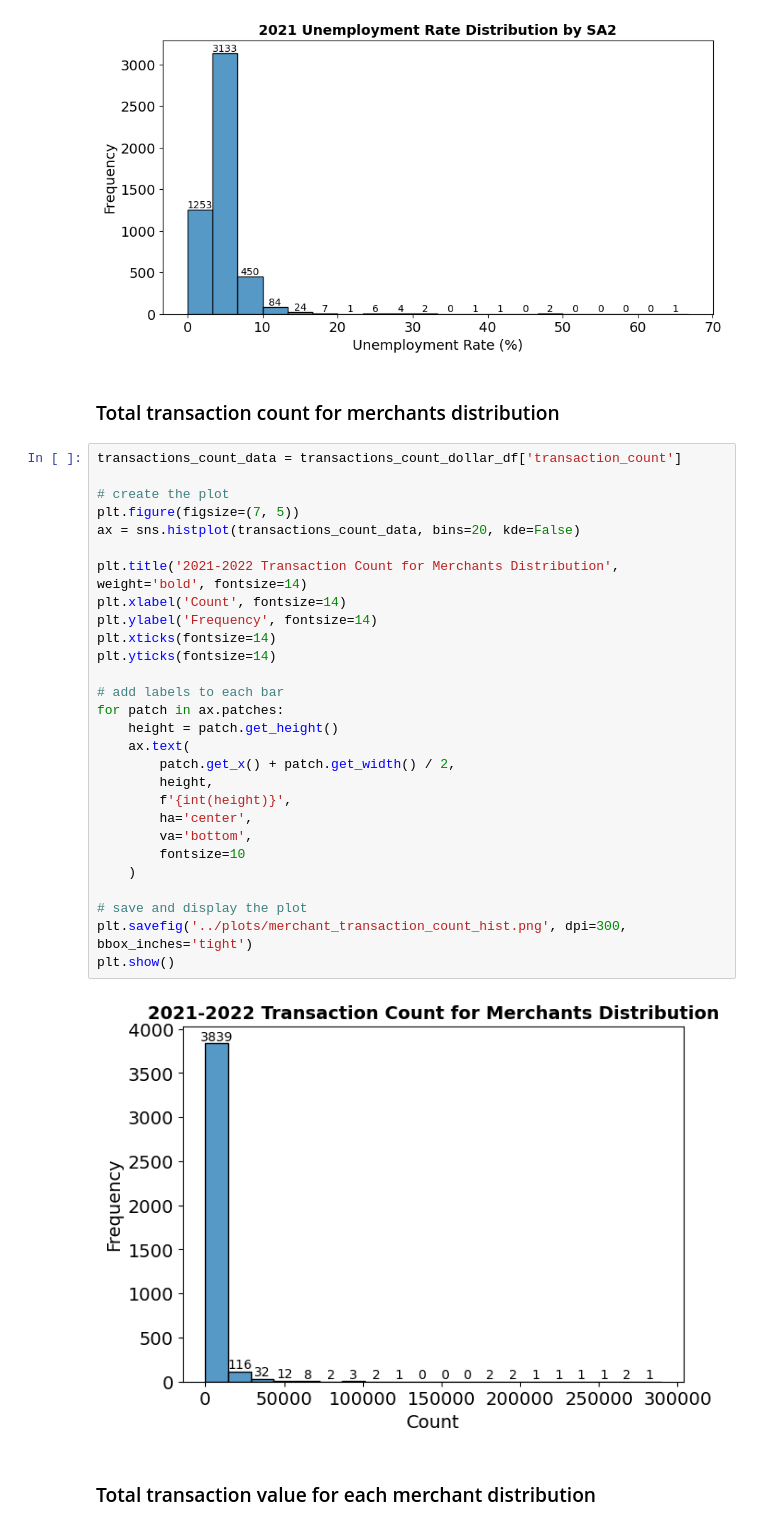
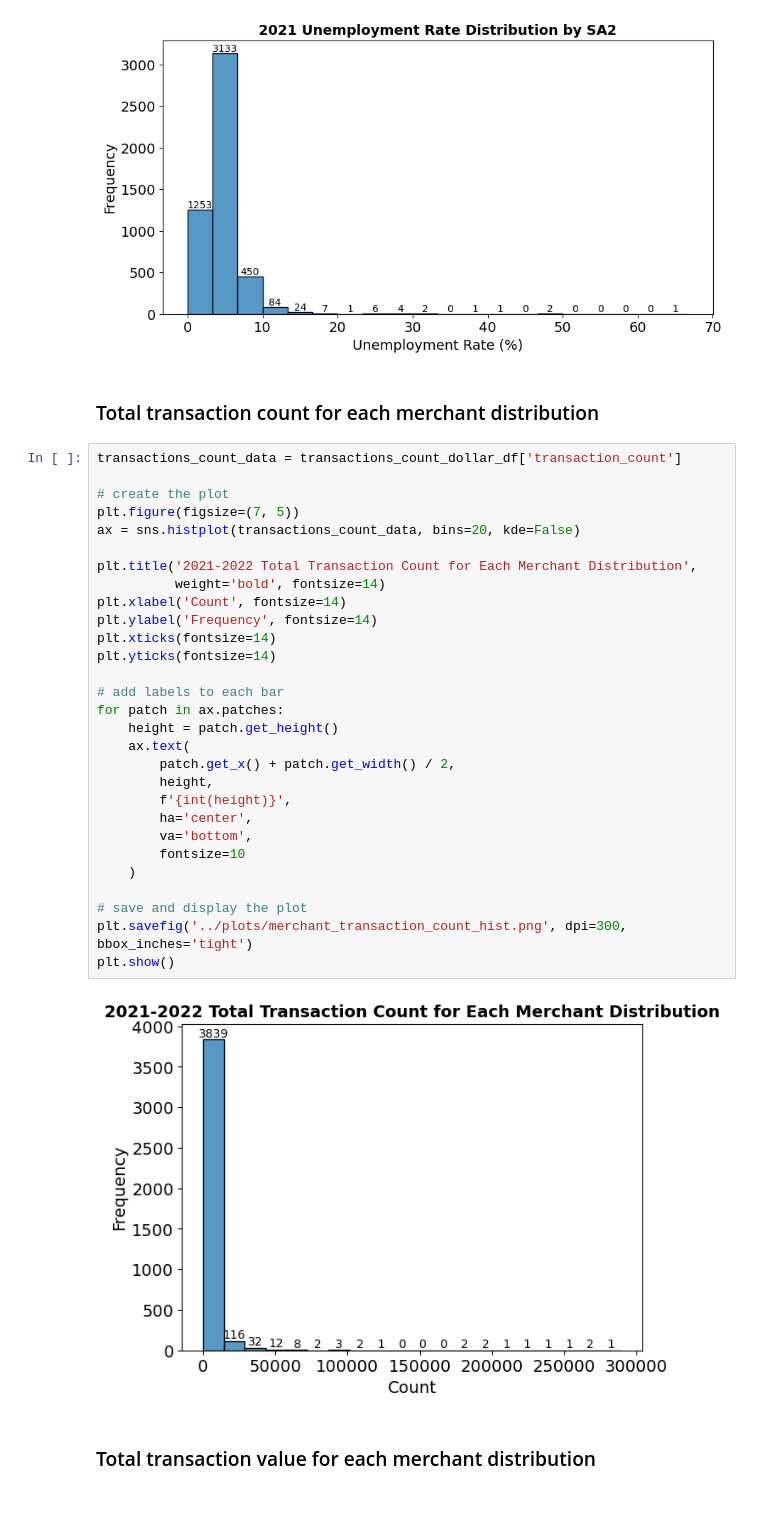
Before and after one commit to MAST30034-AppliedDataScience/project-2-group-buy-now-pay-later-industry-project-28, a Jupyter notebook: notebooks/3_Visualisation.ipynb, the cells around one changed output. Saved outputs shown, nothing was run; the diff lists cells and outputs as text.

```diff
--- a/notebooks/3_Visualisation.ipynb
+++ b/notebooks/3_Visualisation.ipynb
@@ -473,37 +473,38 @@ plt.show()
 # %% [output]
 [figure]
 # %% [markdown]
-### Total transaction count for merchants distribution
+### Total transaction count for each merchant distribution
 # %%
 transactions_count_data = transactions_count_dollar_df['transaction_count']
 
 # create the plot
 plt.figure(figsize=(7, 5))
 ax = sns.histplot(transactions_count_data, bins=20, kde=False)
 
-plt.title('2021-2022 Transaction Count for Merchants Distribution', weight='bold', fontsize=14)
+plt.title('2021-2022 Total Transaction Count for Each Merchant Distribution',
+          weight='bold', fontsize=14)
 plt.xlabel('Count', fontsize=14)
 plt.ylabel('Frequency', fontsize=14)
 plt.xticks(fontsize=14)
 plt.yticks(fontsize=14)
 
 # add labels to each bar
 for patch in ax.patches:
     height = patch.get_height()
     ax.text(
         patch.get_x() + patch.get_width() / 2,
         height,
         f'{int(height)}',
         ha='center',
         va='bottom',
         fontsize=10
     )
 
 # save and display the plot
 plt.savefig('../plots/merchant_transaction_count_hist.png', dpi=300, bbox_inches='tight')
 plt.show()
 # %% [output]
-[figure, old version]
+[figure, new version]
 # %% [markdown]
 ### Total transaction value for each merchant distribution
 # %%
```
Also changed, not shown: parts of 2 cells of this notebook, 3 other files.
